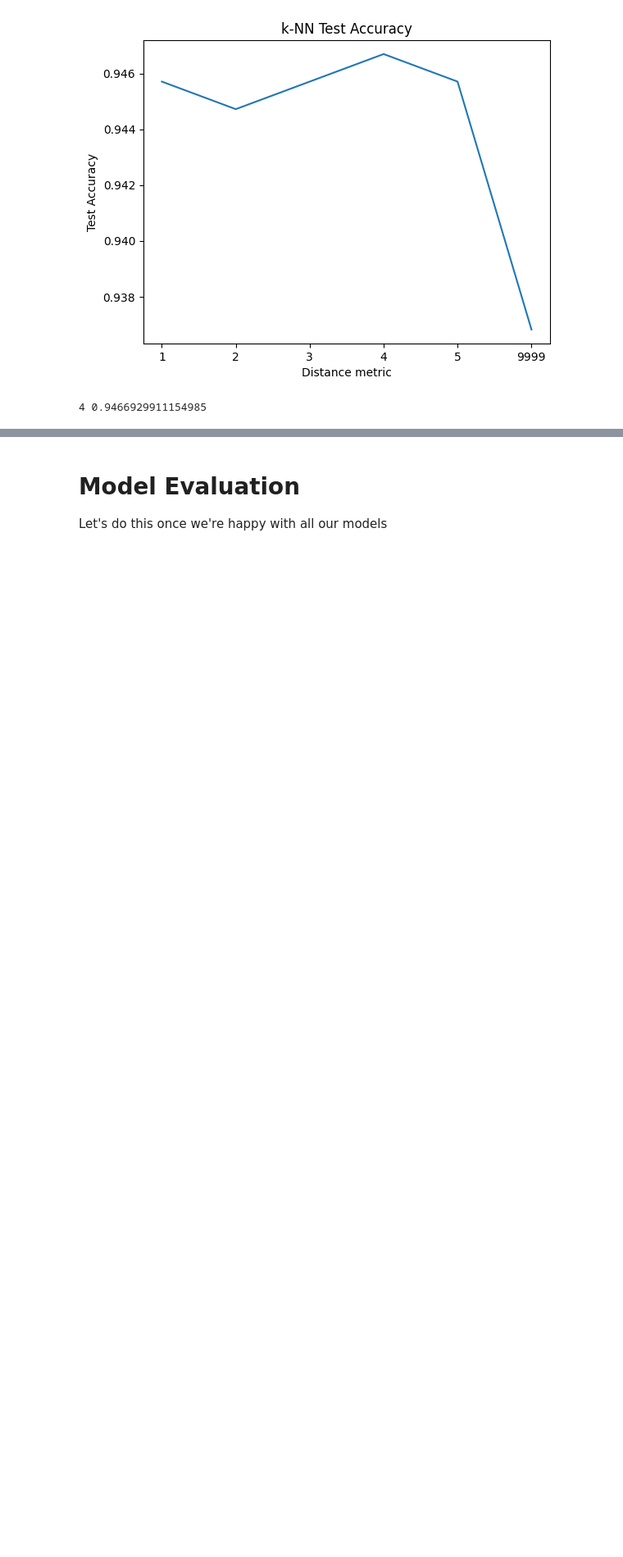
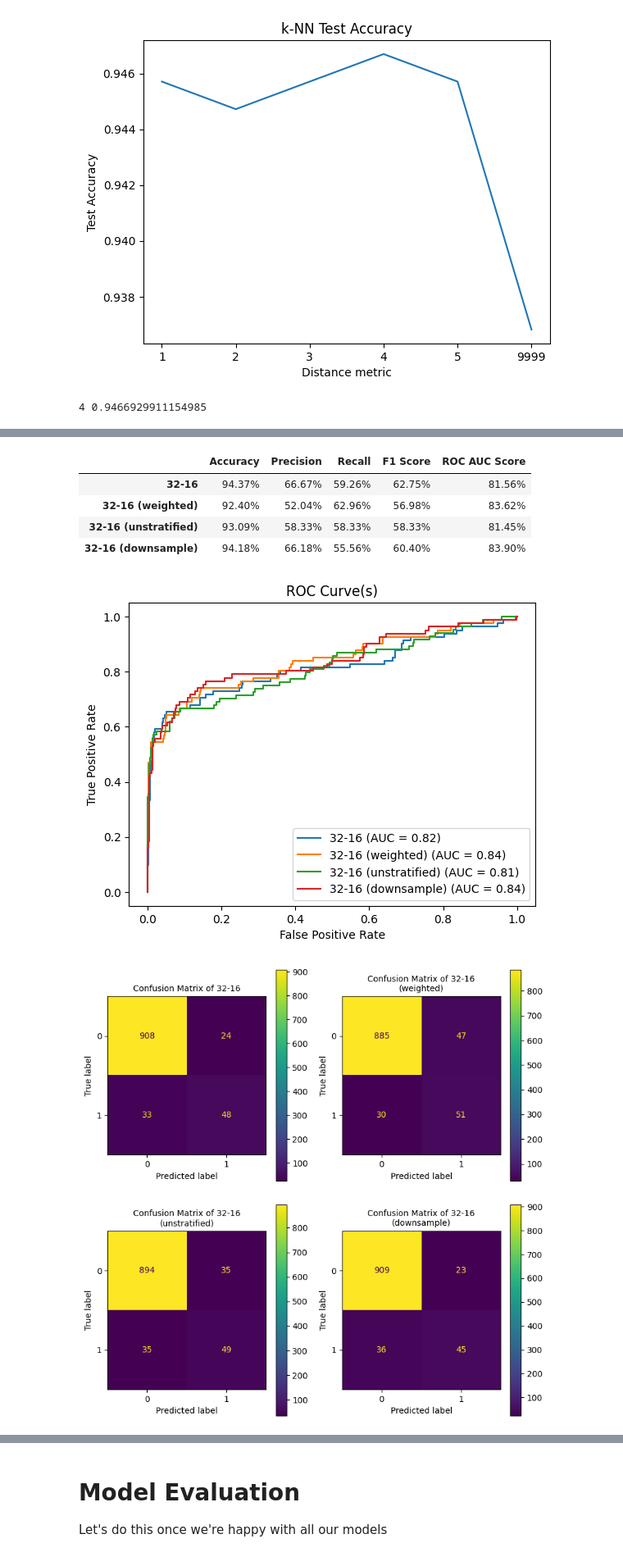
Before and after one commit to satyam04sharma/CECS550_FinalProject, a Jupyter notebook: CECS550_PR_Final_Project.ipynb, the cells around one changed output, grey strips where cells are left out. Shown at 82% size. Cells and saved outputs as stored; diff of their text form; code cells hidden in the pictures; blank space fills up the shorter version.

```diff
--- a/CECS550_PR_Final_Project.ipynb
+++ b/CECS550_PR_Final_Project.ipynb
@@ -1091,0 +1256,13 @@ parzens = []
+# %%
+onehots = ['user_id', 'item_id', 'cat_id', 'seller_id', 'brand_id', 'merchant_id', 'action_type', 'age_range', 'day', 'month', 'day_of_year', 'day_of_week']
+
+model = genmodel(32, 16)
+evals = evaluate_model(model, merged_df, onehot=onehots, epochs=30, batch_size=32, name="32-16")
+model = genmodel(32, 16)
+evals2 = evaluate_model(model, merged_df, onehot=onehots, epochs=30, batch_size=32, name="32-16 (weighted)", apply_weights=True)
+model = genmodel(32, 16)
+evals3 = evaluate_model(model, merged_df, onehot=onehots, epochs=30, batch_size=32, name="32-16 (unstratified)", stratify=False)
+model = genmodel(32, 16)
+evals4 = evaluate_model(model, merged_df, onehot=onehots, epochs=30, batch_size=32, name="32-16 (downsample)", downsample=True)
+display_evaluation_model(evals, evals2, evals3, evals4)
+# %% [output]
@@ -1091,0 +1277,7 @@ parzens = []
+|  | Accuracy | Precision | Recall | F1 Score | ROC AUC Score |
+| 32-16 | 94.37% | 66.67% | 59.26% | 62.75% | 81.56% |
+| 32-16 (weighted) | 92.40% | 52.04% | 62.96% | 56.98% | 83.62% |
+| 32-16 (unstratified) | 93.09% | 58.33% | 58.33% | 58.33% | 81.45% |
+| 32-16 (downsample) | 94.18% | 66.18% | 55.56% | 60.40% | 83.90% |
+[figure, added]
+[figure, added]
```
Also changed, not shown: parts of 8 cells of this notebook.
